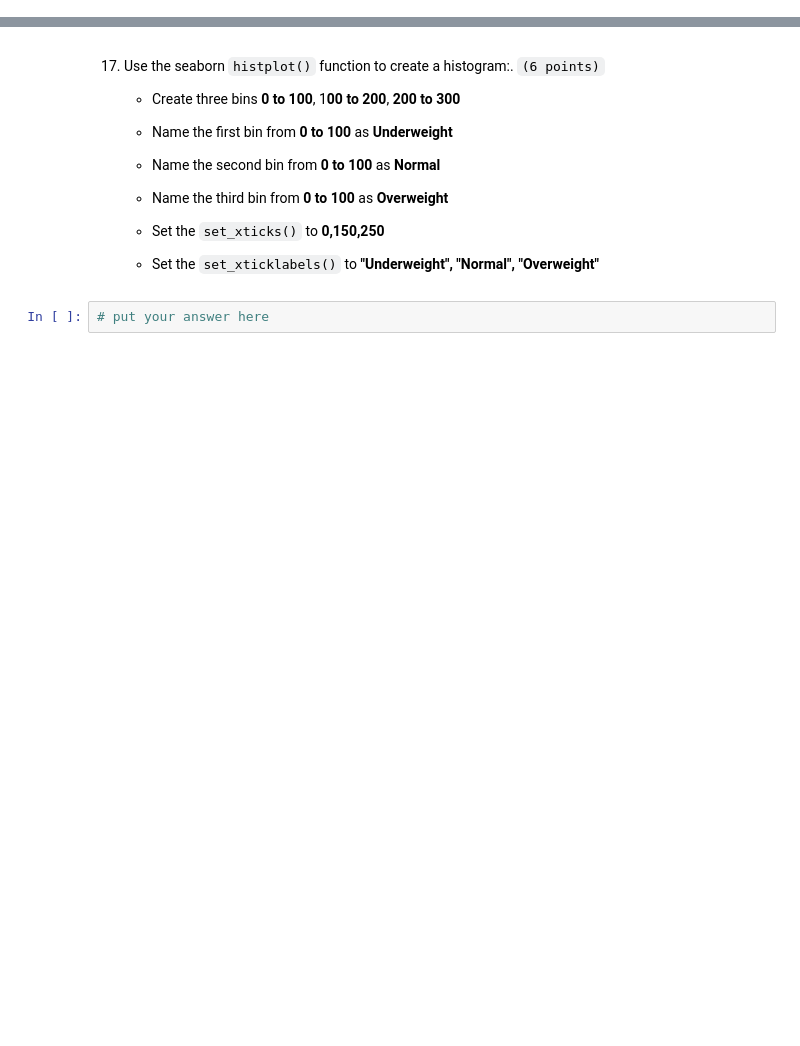
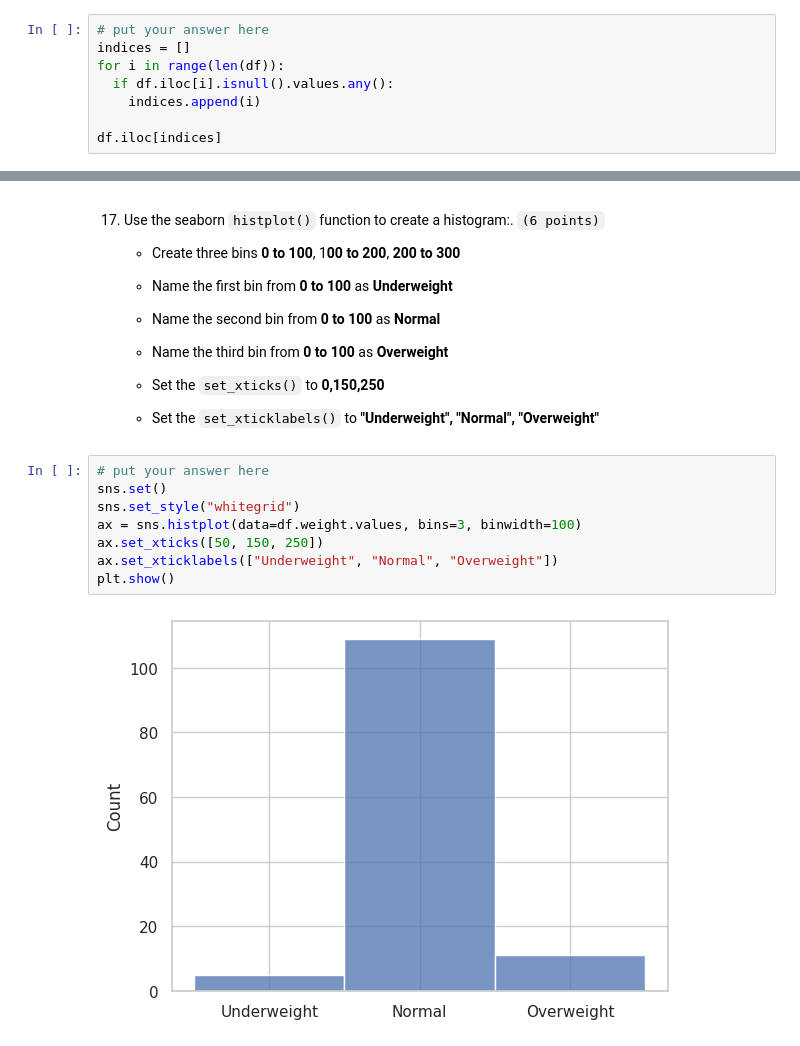
Before and after one commit to KrimssmirK/CCDATS1L_EXAM, a Jupyter notebook: machine_problem_1.ipynb, the cells around one changed output, grey strips where cells are left out. Cells and saved outputs as stored; diff of their text form; blank space fills up the shorter version.

```diff
--- a/machine_problem_1.ipynb
+++ b/machine_problem_1.ipynb
@@ -68,0 +63,8 @@ print(rows_with_nan)
+# %%
+# put your answer here
+indices = []
+for i in range(len(df)):
+  if df.iloc[i].isnull().values.any():
+    indices.append(i)
+
+df.iloc[indices]
@@ -143,5 +291,13 @@ df['weight'] = df['weight'].astype(int)
 
     - Set the `set_xticks()` to **0,150,250**
     - Set the `set_xticklabels()` to **"Underweight", "Normal", "Overweight"**
-# %%
-# put your answer here
+# %%
+# put your answer here
+sns.set()
+sns.set_style("whitegrid")
+ax = sns.histplot(data=df.weight.values, bins=3, binwidth=100)
+ax.set_xticks([50, 150, 250])
+ax.set_xticklabels(["Underweight", "Normal", "Overweight"])
+plt.show()
+# %% [output]
+[figure, added]
```
Also changed, not shown: parts of 22 cells of this notebook.
